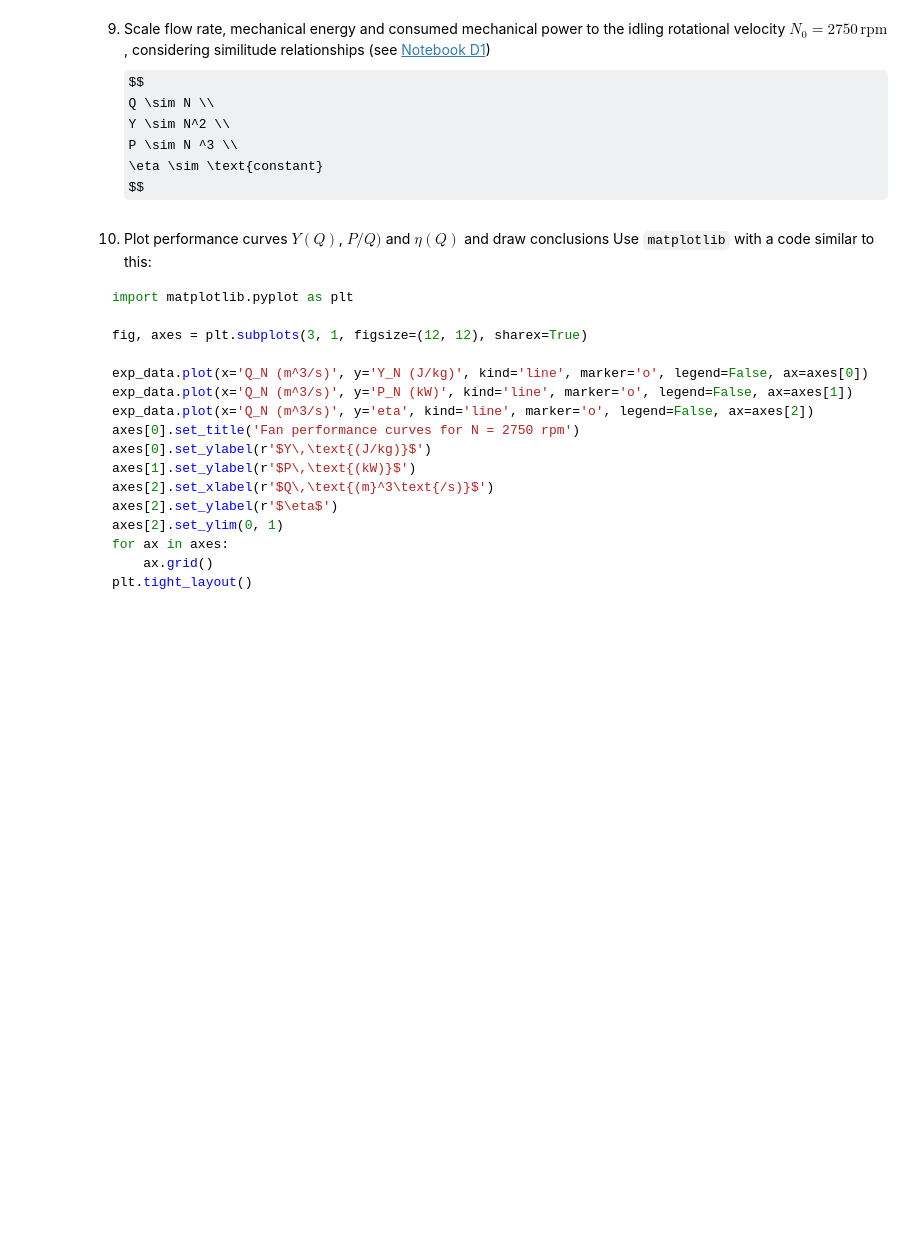
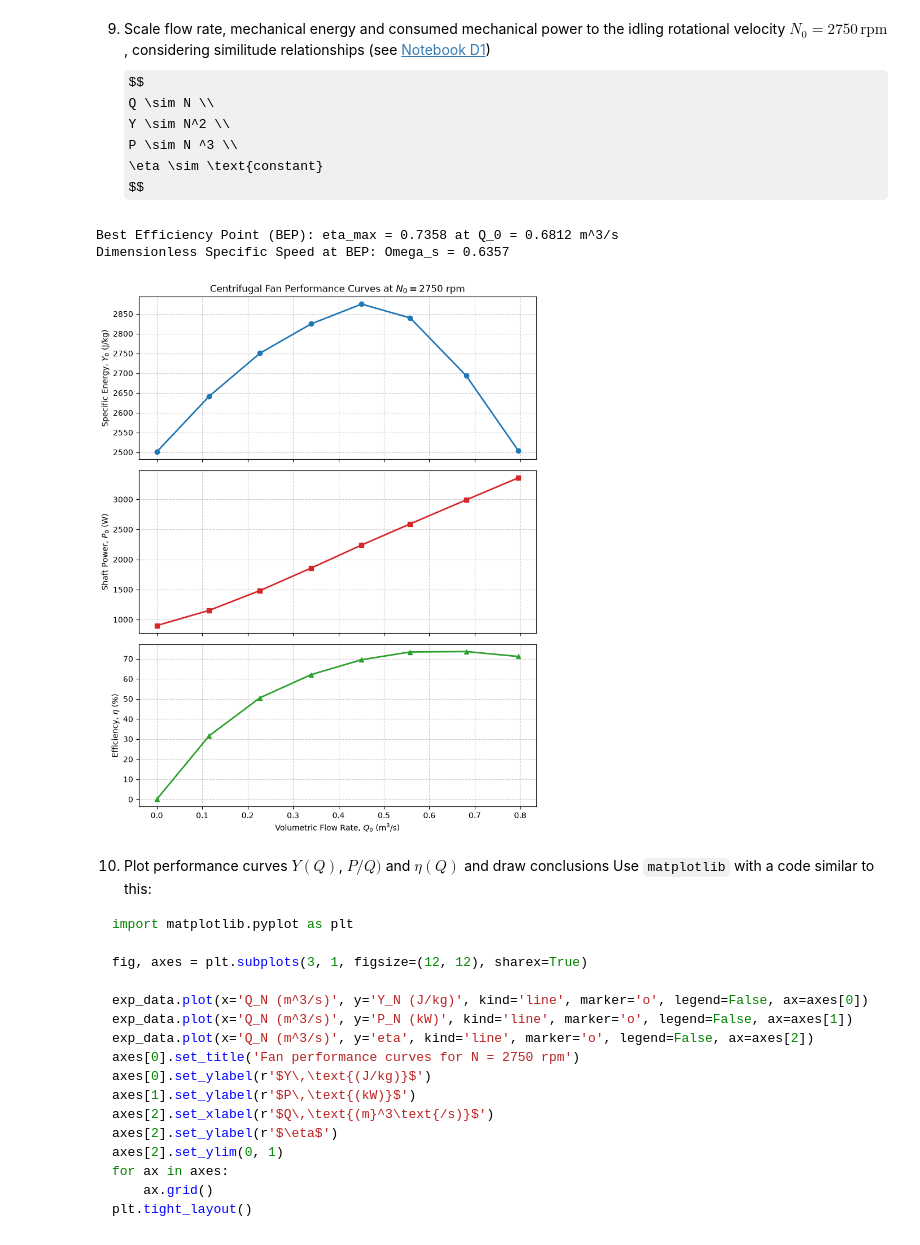
Before and after one commit to UPC-Carreta/AdvancedFluidDynamicDesign-AxialFan_Guillem, a Jupyter notebook: 3_Experimental/E1_measurement_of_magnitudes - Guillem.ipynb, the cells around one changed output. Saved outputs shown, nothing was run; the diff lists cells and outputs as text; code cells hidden in the pictures; some formulas as TeX source; blank space fills up the shorter version.

````diff
--- a/3_Experimental/E1_measurement_of_magnitudes - Guillem.ipynb
+++ b/3_Experimental/E1_measurement_of_magnitudes - Guillem.ipynb
@@ -124,3 +171,8 @@ Define also ambient pressure, temperature and density, that may be used later.
     \mu_1(T_1) = (17.1 + 0.048\, T_1)\times 10^{-6} \, \text{Pa s}
    $$
    where $T_1$ is expressed in Celsius degrees for $-20 °C < T_1 < 100 °C$. This is the linear correlation recommended by the [ISO 5801:2019](https://plataforma-aenormas-aenor-com.recursos.biblioteca.upc.edu/standard/UNE/N0061895).
+# %%
+# Dynamic viscosity at point 1 in Pa·s (T is directly in °C)
+exp_data['mu_1 (Pa s)'] = (17.1 + 0.048 * exp_data['T (°C)']) * 1e-6
+
+exp_data
@@ -161,3 +333,18 @@ python package
 $$
 \eta = \frac{\Delta p_0 Q}{\omega M}
 $$
+# %%
+# Linear calibration for motor torque M (N·m)
+slope_M = (12.0 - 0.0) / (4225.0 - 165.0)
+exp_data['M (N m)'] = slope_M * (exp_data['P_e (W)'] - 165.0)
+
+# Linear calibration for rotational speed N (rpm) and angular velocity omega (rad/s)
+slope_N = (2630.0 - 2750.0) / (3620.0 - 400.0)
+exp_data['N (rpm)'] = 2750.0 + slope_N * (exp_data['P_e (W)'] - 400.0)
+exp_data['omega (rad/s)'] = exp_data['N (rpm)'] * (2 * np.pi / 60.0)
+
+# Mechanical shaft power P (W) and mechanical efficiency eta
+exp_data['P (W)'] = exp_data['omega (rad/s)'] * exp_data['M (N m)']
+exp_data['eta'] = (exp_data['Delta_p0 (Pa)'] * exp_data['Q (m^3/s)']) / exp_data['P (W)']
+
+exp_data[['P_e (W)', 'M (N m)', 'N (rpm)', 'P (W)', 'eta']]
@@ -170,6 +367,50 @@ Y \sim N^2 \\
 P \sim N ^3 \\
 \eta \sim \text{constant}
 $$
+# %%
+import matplotlib.pyplot as plt
+
+# 1. Scale Q, Y, and P to the reference idling speed N0 = 2750 rpm
+N0 = 2750.0
+speed_ratio = N0 / exp_data['N (rpm)']
+
+exp_data['Q_0 (m^3/s)'] = exp_data['Q (m^3/s)'] * speed_ratio
+exp_data['Y_0 (J/kg)']  = exp_data['Y (J/kg)'] * (speed_ratio ** 2)
+exp_data['P_0 (W)']     = exp_data['P (W)'] * (speed_ratio ** 3)
+
+# 2. Specific speed Omega_s at the Best Efficiency Point (BEP)
+bep = exp_data.loc[exp_data['eta'].idxmax()]
+Omega_s = (bep['omega (rad/s)'] * np.sqrt(bep['Q (m^3/s)'])) / (bep['Y (J/kg)'] ** 0.75)
+
+print(f"Best Efficiency Point (BEP): eta_max = {bep['eta']:.4f} at Q_0 = {bep['Q_0 (m^3/s)']:.4f} m^3/s")
+print(f"Dimensionless Specific Speed at BEP: Omega_s = {Omega_s:.4f}")
+
+# 3. Plot the Fan Performance Curves at N0 = 2750 rpm (using raw strings r'...' for LaTeX)
+fig, (ax1, ax2, ax3) = plt.subplots(3, 1, figsize=(8, 10), sharex=True)
+
+# Specific Energy Rise Y_0 vs Q_0
+ax1.plot(exp_data['Q_0 (m^3/s)'], exp_data['Y_0 (J/kg)'], 'o-', color='tab:blue', linewidth=2)
+ax1.set_ylabel(r'Specific Energy, $Y_0$ (J/kg)')
+ax1.set_title(rf'Centrifugal Fan Performance Curves at $N_0 = {N0:.0f}$ rpm')
+ax1.grid(True, linestyle='--', alpha=0.6)
+
+# Shaft Power P_0 vs Q_0
+ax2.plot(exp_data['Q_0 (m^3/s)'], exp_data['P_0 (W)'], 's-', color='tab:red', linewidth=2)
+ax2.set_ylabel(r'Shaft Power, $P_0$ (W)')
+ax2.grid(True, linestyle='--', alpha=0.6)
+
+# Mechanical Efficiency eta vs Q_0
+ax3.plot(exp_data['Q_0 (m^3/s)'], exp_data['eta'] * 100, '^-', color='tab:green', linewidth=2)
+ax3.set_ylabel(r'Efficiency, $\eta$ (%)')
+ax3.set_xlabel(r'Volumetric Flow Rate, $Q_0$ ($\mathrm{m^3/s}$)')
+ax3.grid(True, linestyle='--', alpha=0.6)
+
+plt.tight_layout()
+plt.show()
+# %% [output]
+Best Efficiency Point (BEP): eta_max = 0.7358 at Q_0 = 0.6812 m^3/s
+Dimensionless Specific Speed at BEP: Omega_s = 0.6357
+[figure, added]
 # %% [markdown]
 10. Plot performance curves $Y(Q)$, $P/Q)$ and $\eta(Q)$ and draw conclusions Use `matplotlib` with a code similar to this:
 ```python
````
Also changed, not shown: parts of 11 cells of this notebook, 3 other files.
